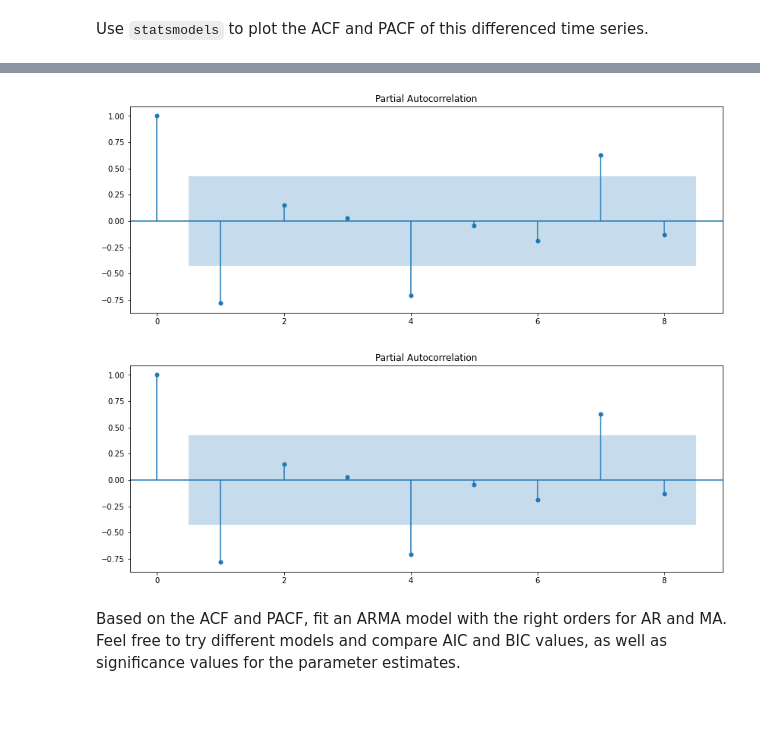
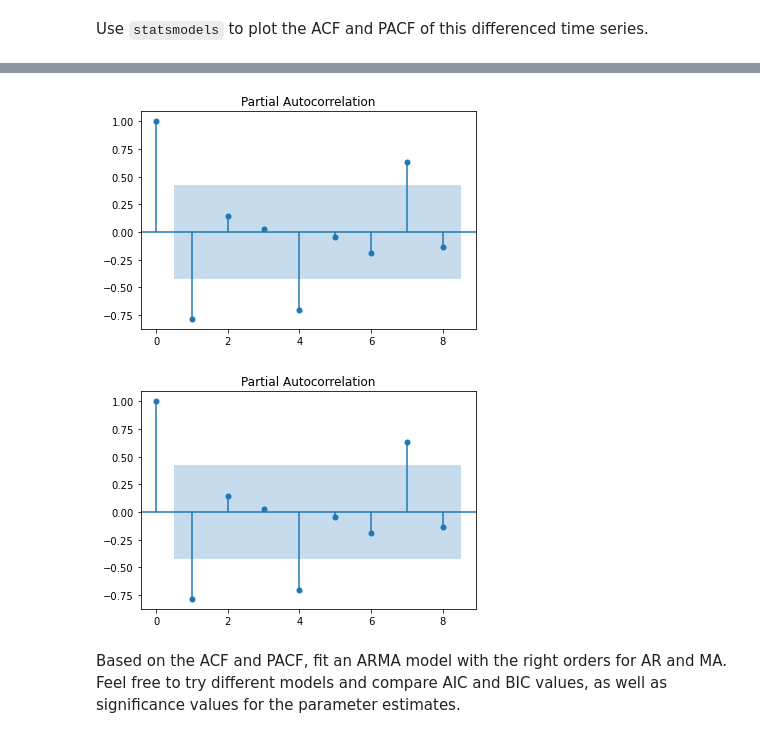
Before and after one commit to HannahMwende/dsc-arma-models-statsmodels-lab, a Jupyter notebook: index.ipynb, the cells around one changed output, grey strips where cells are left out. Drawn from its saved outputs; the diff is of its cells as text; code cells hidden in the pictures; blank space fills up the shorter version.

```diff
--- a/index.ipynb
+++ b/index.ipynb
@@ -89,6 +89,5 @@ Use `statsmodels` to plot the ACF and PACF of this differenced time series.
 # %%
 # Plot the ACF
 from statsmodels.graphics.tsaplots import plot_acf
-rcParams['figure.figsize'] = 14, 5
 plot_acf(data_diff,lags=8)
 # %% [output]
@@ -97,10 +96,9 @@ plot_acf(data_diff,lags=8)
 # %%
 # Plot the PACF
 from statsmodels.graphics.tsaplots import plot_pacf
-rcParams['figure.figsize'] = 14, 5
 plot_pacf(data_diff, lags=8)
 # %% [output]
-[figure, old version]
+[figure, new version]
-[figure, old version]
+[figure, new version]
 # %% [markdown]
 Based on the ACF and PACF, fit an ARMA model with the right orders for AR and MA. Feel free to try different models and compare AIC and BIC values, as well as significance values for the parameter estimates.
```
Also changed, not shown: parts of 5 cells of this notebook.
